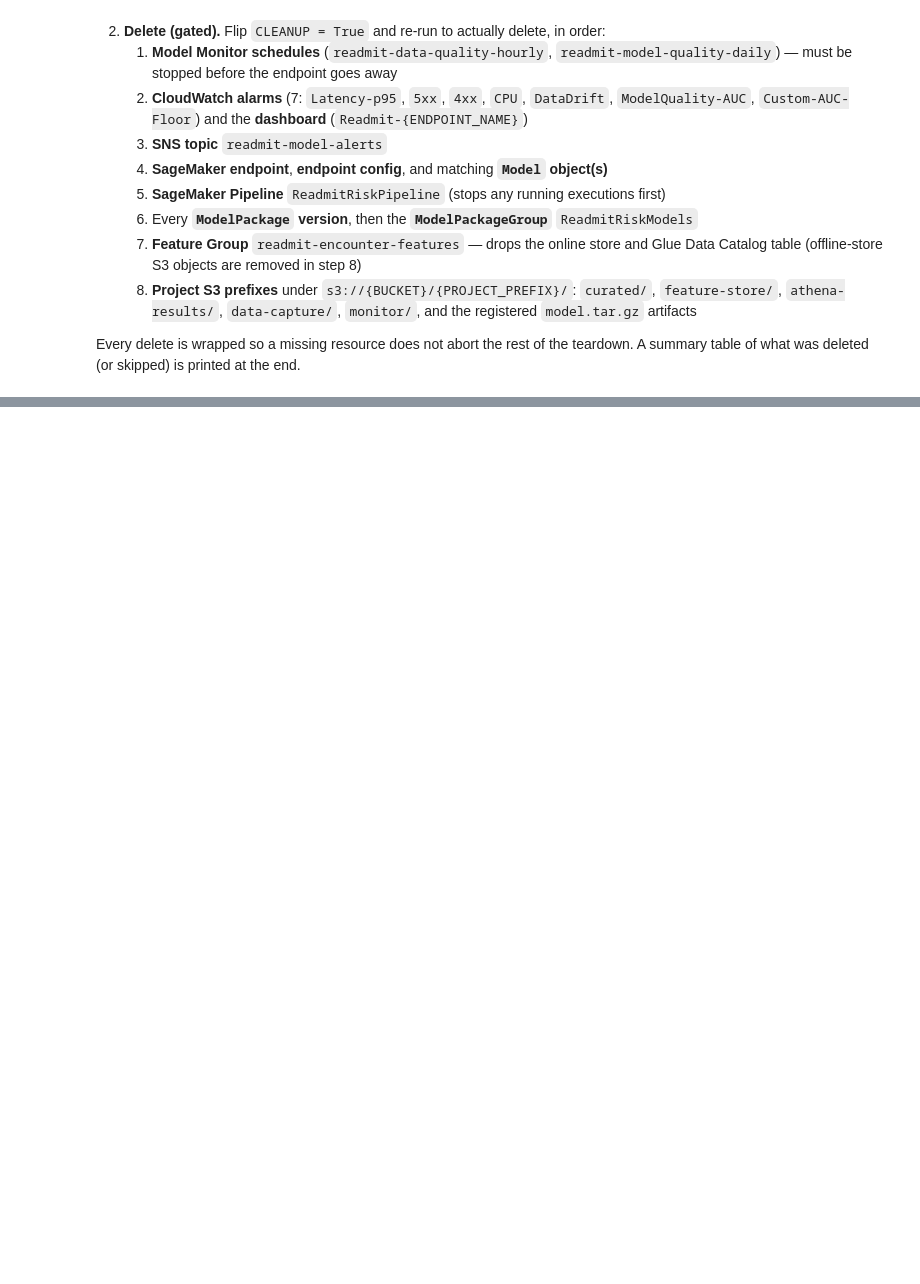
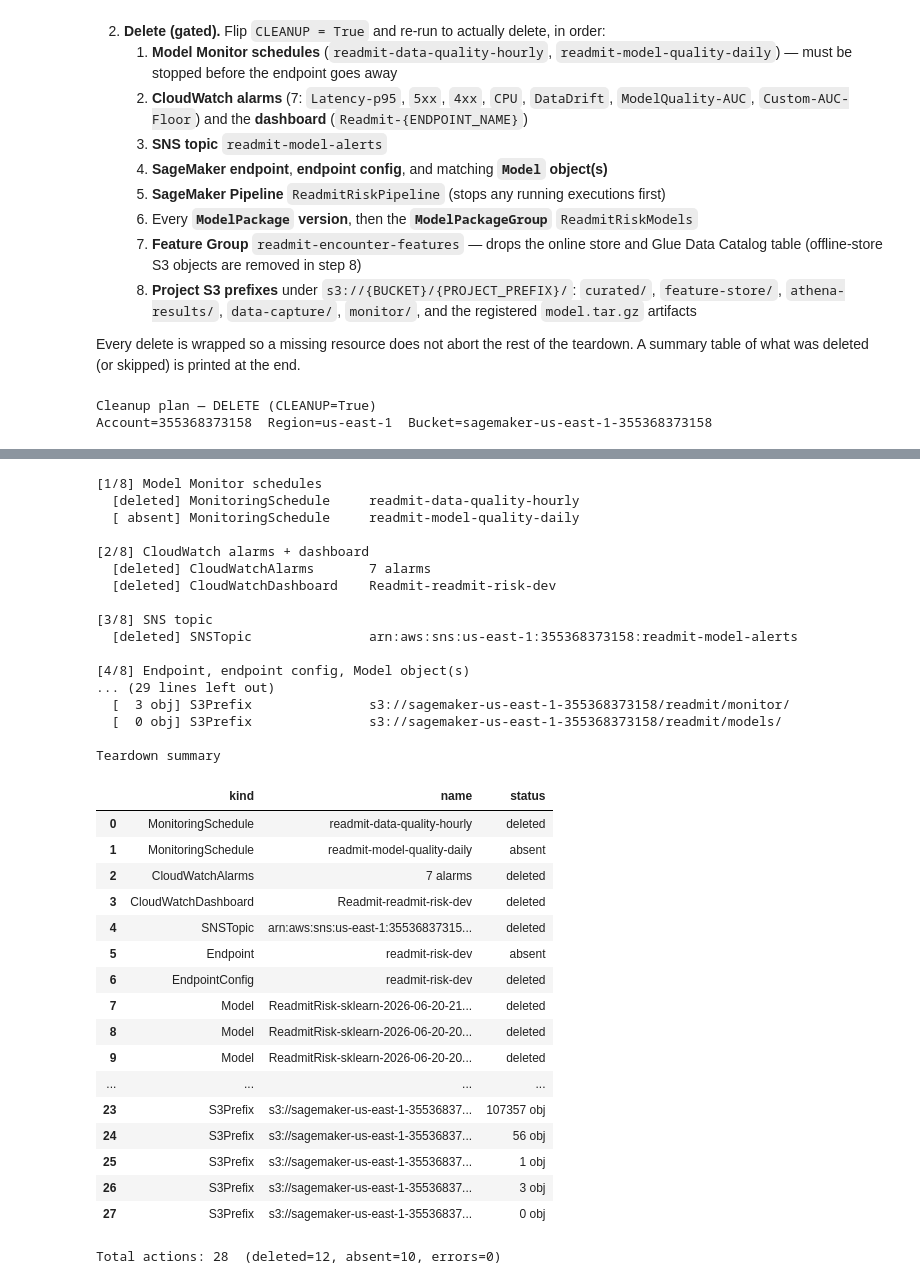
Before and after one commit to JoseSdvl/AAI-540-Group-2-Final-Project, a Jupyter notebook: AAI-540-Group02-project-V2.ipynb, the cells around one changed output, grey strips where cells are left out. Drawn from its saved outputs; the diff is of its cells as text; code cells hidden in the pictures; blank space fills up the shorter version.

Commit message:
Final code with clean and successful end to end execution

```diff
--- a/AAI-540-Group02-project-V2.ipynb
+++ b/AAI-540-Group02-project-V2.ipynb
@@ -256,7 +299,7 @@ encounters = load_encounters(
     n_patients=N_PATIENTS,
     seed=42,
     cms_tier=CMS_TIER,
-    force_recurate=FORCE_RECURATE, # True for first run, False for subsequent runs
+    force_recurate=False,  # True for first run, False for subsequent runs
 )
 
 print(f'Loaded {len(encounters):,} encounters across {encounters.beneficiary_id.nunique():,} patients')
@@ -1304,7 +1704,7 @@ and gated behind `CLEANUP = False` so it never fires on a kernel restart.
 Every delete is wrapped so a missing resource does not abort the rest of the
 teardown. A summary table of what was deleted (or skipped) is printed at the end.
 # %%
-CLEANUP = False  # Flip to True to actually delete every AWS resource this notebook created.
+CLEANUP = True  # Flip to True to actually delete every AWS resource this notebook created.
 
 import boto3
 from botocore.exceptions import ClientError
@@ -1488,3 +1888,6 @@ elif CLEANUP:
     print('\nCLEANUP requested but SAGEMAKER_ROLE_ARN is not set — nothing deleted.')
 else:
     print('\nPreview only. Review planned_df above, then set CLEANUP = True and re-run to delete.')
+# %% [output]
+Cleanup plan — DELETE (CLEANUP=True)
+Account=355368373158  Region=us-east-1  Bucket=sagemaker-us-east-1-355368373158
@@ -1491,3 +1911,38 @@ else:
+[1/8] Model Monitor schedules
+  [deleted] MonitoringSchedule     readmit-data-quality-hourly
+  [ absent] MonitoringSchedule     readmit-model-quality-daily
+
+[2/8] CloudWatch alarms + dashboard
+  [deleted] CloudWatchAlarms       7 alarms
+  [deleted] CloudWatchDashboard    Readmit-readmit-risk-dev
+
+[3/8] SNS topic
+  [deleted] SNSTopic               arn:aws:sns:us-east-1:355368373158:readmit-model-alerts
+
+[4/8] Endpoint, endpoint config, Model object(s)
+... (29 lines left out)
+  [  3 obj] S3Prefix               s3://sagemaker-us-east-1-355368373158/readmit/monitor/
+  [  0 obj] S3Prefix               s3://sagemaker-us-east-1-355368373158/readmit/models/
+
+Teardown summary
+|  | kind | name | status |
+| 0 | MonitoringSchedule | readmit-data-quality-hourly | deleted |
+| 1 | MonitoringSchedule | readmit-model-quality-daily | absent |
+| 2 | CloudWatchAlarms | 7 alarms | deleted |
+| 3 | CloudWatchDashboard | Readmit-readmit-risk-dev | deleted |
+| 4 | SNSTopic | arn:aws:sns:us-east-1:35536837315... | deleted |
+| 5 | Endpoint | readmit-risk-dev | absent |
+| 6 | EndpointConfig | readmit-risk-dev | deleted |
+| 7 | Model | ReadmitRisk-sklearn-2026-06-20-21... | deleted |
+| 8 | Model | ReadmitRisk-sklearn-2026-06-20-20... | deleted |
+| 9 | Model | ReadmitRisk-sklearn-2026-06-20-20... | deleted |
+| ... | ... | ... | ... |
+| 23 | S3Prefix | s3://sagemaker-us-east-1-35536837... | 107357 obj |
+| 24 | S3Prefix | s3://sagemaker-us-east-1-35536837... | 56 obj |
+| 25 | S3Prefix | s3://sagemaker-us-east-1-35536837... | 1 obj |
+| 26 | S3Prefix | s3://sagemaker-us-east-1-35536837... | 3 obj |
+| 27 | S3Prefix | s3://sagemaker-us-east-1-35536837... | 0 obj |
+Total actions: 28  (deleted=12, absent=10, errors=0)
 # %% [markdown]
 ## 15. Model Card
 
```
Also changed, not shown: parts of 30 cells of this notebook, 3 other files.
